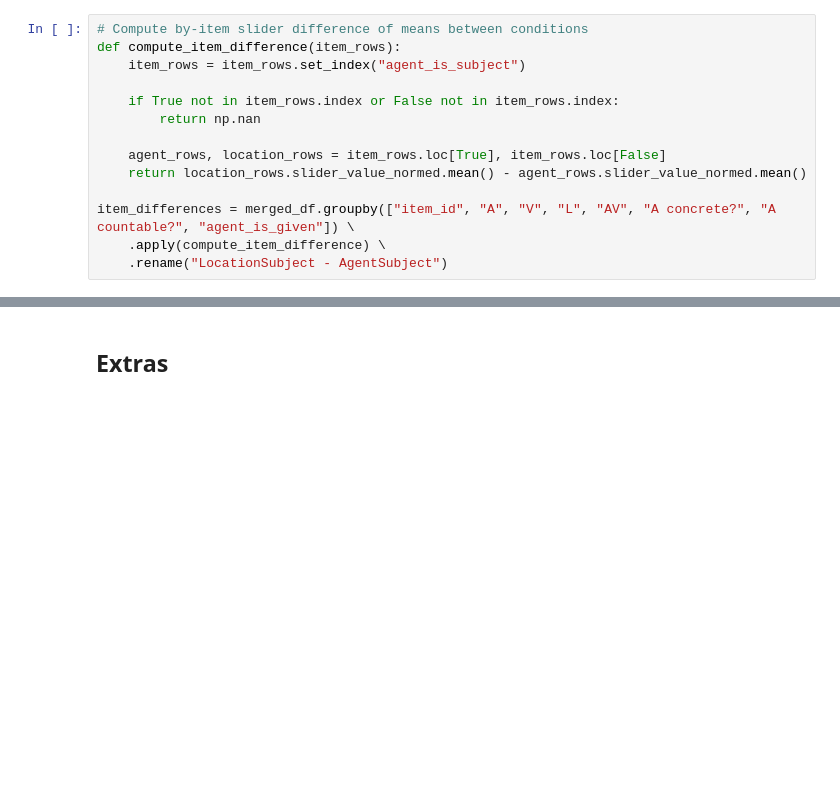
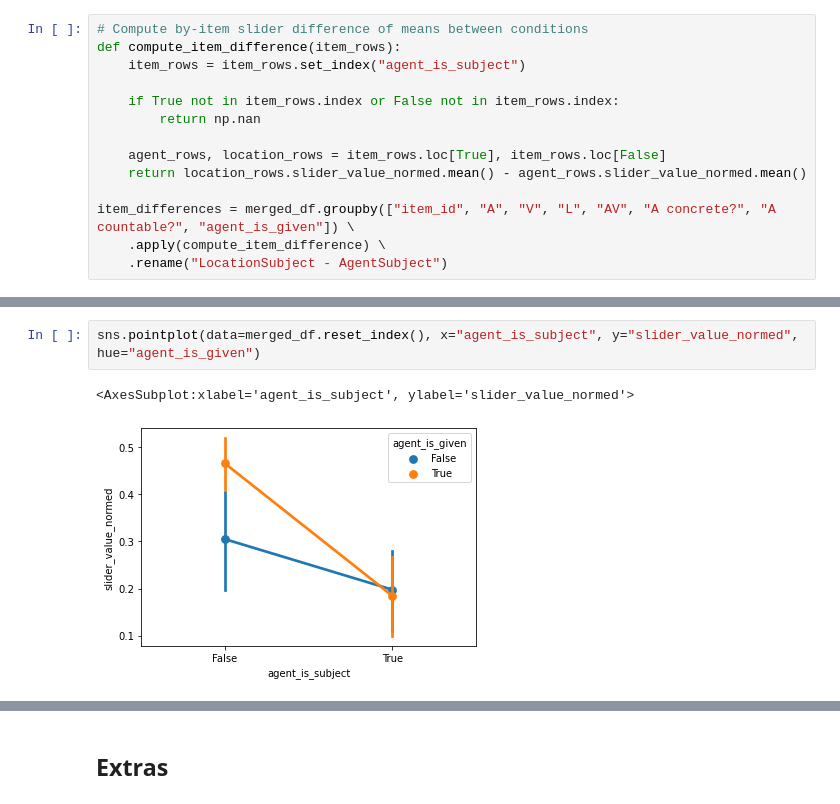
Before and after one commit to hans/explaining, a Jupyter notebook: notebooks/04_comprehension_swarm-full/00 preprocess.ipynb, the cells around one changed output, grey strips where cells are left out. Cells and saved outputs as stored; diff of their text form; blank space fills up the shorter version.

```diff
--- a/notebooks/04_comprehension_swarm-full/00 preprocess.ipynb
+++ b/notebooks/04_comprehension_swarm-full/00 preprocess.ipynb
@@ -759 +758,6 @@ item_id  A             V        L           AV                  A concrete?  A c
 Name: LocationSubject - AgentSubject, dtype: float64
+# %%
+sns.pointplot(data=merged_df.reset_index(), x="agent_is_subject", y="slider_value_normed", hue="agent_is_given")
+# %% [output]
+<AxesSubplot:xlabel='agent_is_subject', ylabel='slider_value_normed'>
+[figure, added]
```
Also changed, not shown: parts of 38 cells of this notebook, 1 other file.
